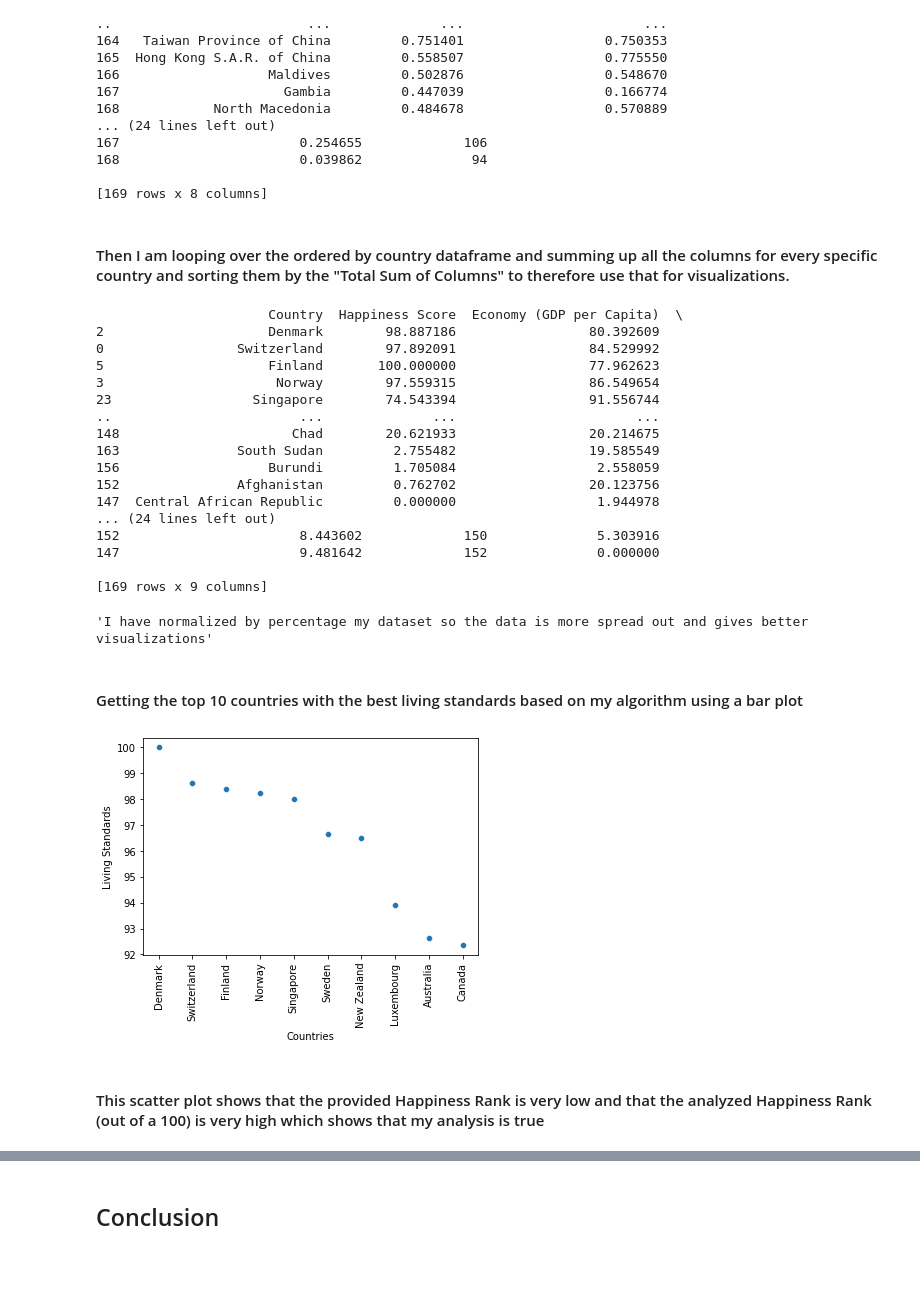
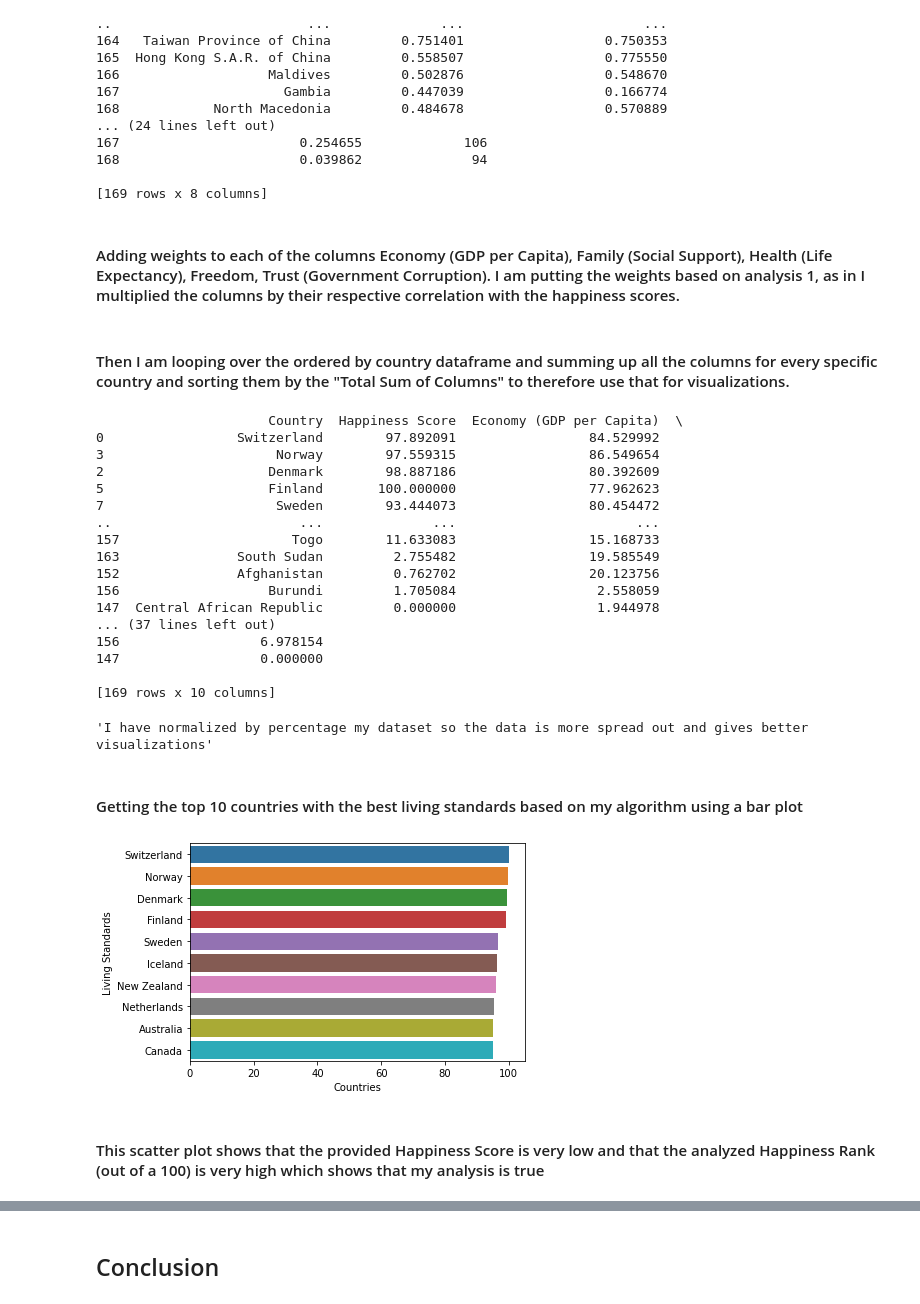
Before and after one commit to ubco-W2022T1-cosc301/project-group47, a Jupyter notebook: notebooks/analysis2.ipynb, the cells around one changed output, grey strips where cells are left out. Saved outputs shown, nothing was run; the diff lists cells and outputs as text; code cells hidden in the pictures; blank space fills up the shorter version.

Commit message:
Fixed some of my visualizations

```diff
--- a/notebooks/analysis2.ipynb
+++ b/notebooks/analysis2.ipynb
@@ -396,45 +311,53 @@ print(ranked_ordered_by_country)
 168                       0.039862              94
 
 [169 rows x 8 columns]
+# %% [markdown]
+#### Adding weights to each of the columns Economy (GDP per Capita), Family (Social Support), Health (Life Expectancy), Freedom, Trust (Government Corruption). I am putting the weights based on analysis 1, as in I multiplied the columns by their respective correlation with the happiness scores.
+# %%
+ranked_ordered_by_country["Economy (GDP per Capita)"] = ranked_ordered_by_country["Economy (GDP per Capita)"]*0.79
+ranked_ordered_by_country["Family (Social Support)"] = ranked_ordered_by_country["Family (Social Support)"]*0.63
+ranked_ordered_by_country["Health (Life Expectancy)"] = ranked_ordered_by_country["Health (Life Expectancy)"]*0.73
+ranked_ordered_by_country["Freedom"] = ranked_ordered_by_country["Freedom"]*0.56
+ranked_ordered_by_country["Trust (Government Corruption)"] = ranked_ordered_by_country["Trust (Government Corruption)"]*0.4
 # %% [markdown]
 #### Then I am looping over the ordered by country dataframe and summing up all the columns for every specific country and sorting them by the "Total Sum of Columns" to therefore use that for visualizations.
 # %%
-ranked_ordered_by_country['Total Sum of Columns']=ranked_ordered_by_country.iloc[:,1:7].sum(axis=1)
-ranked_ordered_by_country = ranked_ordered_by_country.sort_values(by = ['Total Sum of Columns'], ascending = False)
+ranked_ordered_by_country['Analyzed Happiness Score']=ranked_ordered_by_country.iloc[:,1:7].sum(axis=1)
+ranked_ordered_by_country = ranked_ordered_by_country.sort_values(by = ['Analyzed Happiness Score'], ascending = False)
 ordered_by_sum_country_normalized = normalize_with_percent(ranked_ordered_by_country)
 print(ordered_by_sum_country_normalized)
 '''I have normalized by percentage my dataset so the data is more spread out and gives better visualizations'''
 # %% [output]
                       Country  Happiness Score  Economy (GDP per Capita)  \
+0                 Switzerland        97.892091                 84.529992
+3                      Norway        97.559315                 86.549654
 2                     Denmark        98.887186                 80.392609
-0                 Switzerland        97.892091                 84.529992
 5                     Finland       100.000000                 77.962623
-3                      Norway        97.559315                 86.549654
-23                  Singapore        74.543394                 91.556744
+7                      Sweden        93.444073                 80.454472
 ..                        ...              ...                       ...
-148                      Chad        20.621933                 20.214675
+157                      Togo        11.633083                 15.168733
 163               South Sudan         2.755482                 19.585549
+152               Afghanistan         0.762702                 20.123756
 156                   Burundi         1.705084                  2.558059
-152               Afghanistan         0.762702                 20.123756
 147  Central African Republic         0.000000                  1.944978
-... (24 lines left out)
-152                       8.443602             150              5.303916
-147                       9.481642             152              0.000000
+... (37 lines left out)
+156                  6.978154
+147                  0.000000
 
-[169 rows x 9 columns]
+[169 rows x 10 columns]
 'I have normalized by percentage my dataset so the data is more spread out and gives better visualizations'
 # %% [markdown]
 #### Getting the top 10 countries with the best living standards based on my algorithm using a bar plot
 # %%
 best_10_countries = ordered_by_sum_country_normalized[:10]
-sns.scatterplot(data=best_10_countries, x="Country", y="Total Sum of Columns")
-plt.xticks(rotation = 90)
+sns.barplot(data=best_10_countries, x="Analyzed Happiness Score", y="Country")
+#plt.xticks(rotation = 90)
 plt.xlabel('Countries')
 plt.ylabel('Living Standards')
 plt.show()
 #print(best_10_countries)
 # %% [output]
-[figure, old version]
+[figure, new version]
 # %% [markdown]
-#### This scatter plot shows that the provided Happiness Rank is very low and that the analyzed Happiness Rank (out of a 100) is very high which shows that my analysis is true
+#### This scatter plot shows that the provided Happiness Score is very low and that the analyzed Happiness Rank (out of a 100) is very high which shows that my analysis is true
 # %%
```
Also changed, not shown: parts of 12 cells of this notebook.
